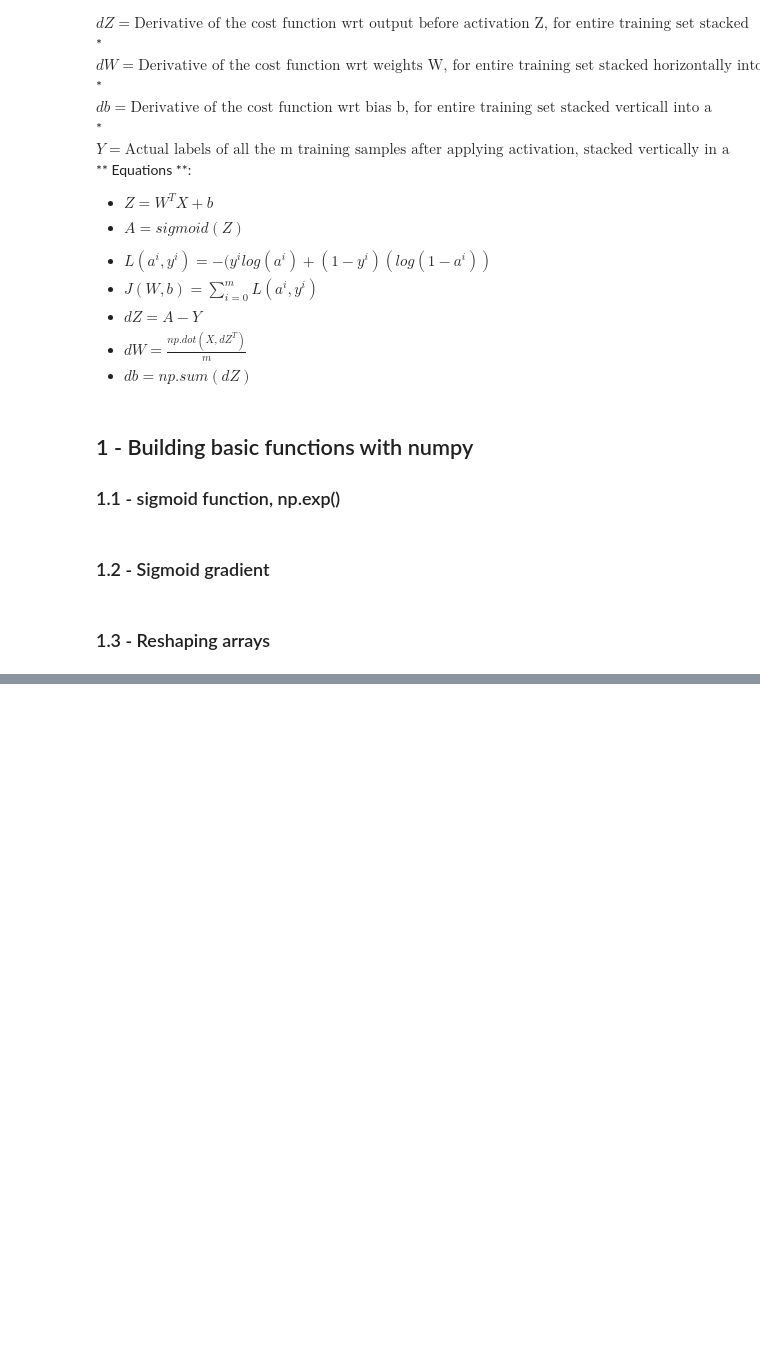
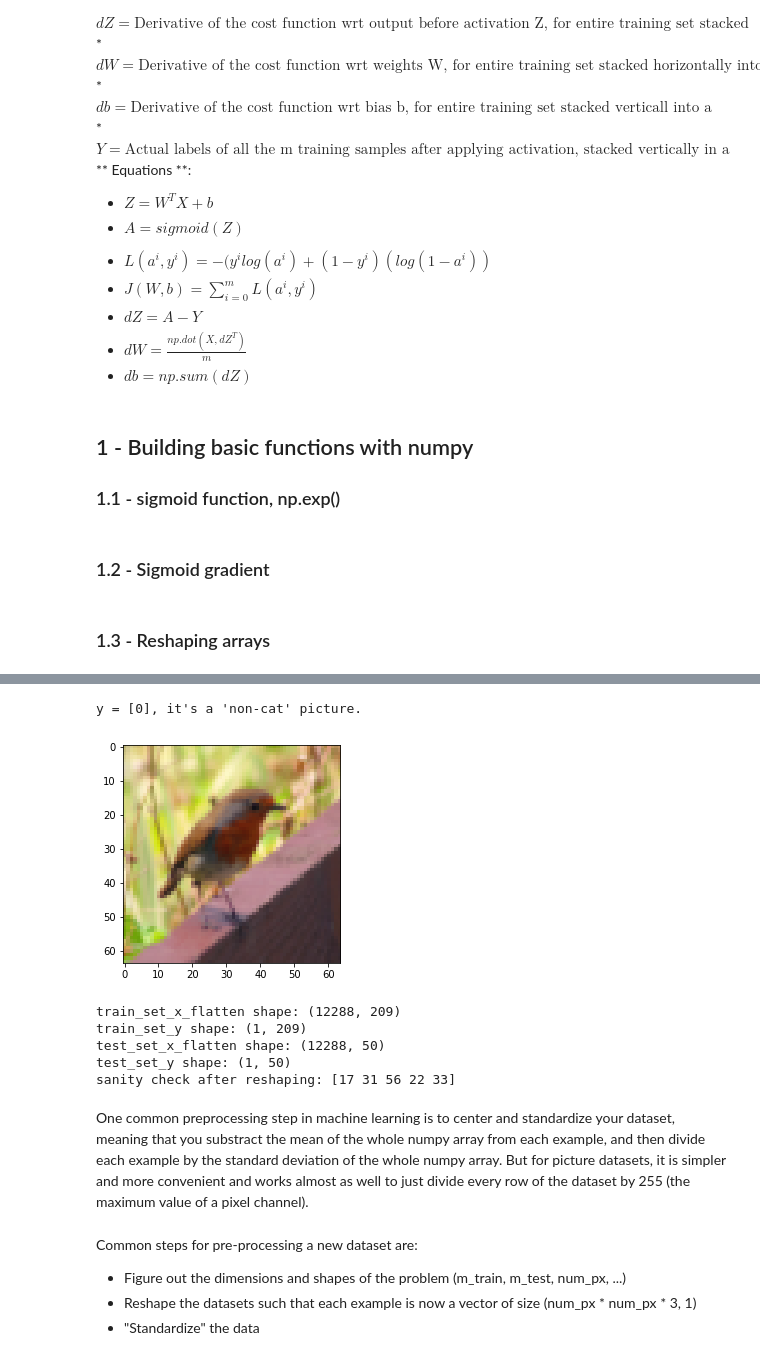
Before and after one commit to as32608/deep_learning_practice, a Jupyter notebook: Deep Learning Practice.ipynb, the cells around one changed output, grey strips where cells are left out. Drawn from its saved outputs; the diff is of its cells as text; code cells hidden in the pictures; blank space fills up the shorter version.

Commit message:
completed logistic regression and added datasets

```diff
--- a/Deep Learning Practice.ipynb
+++ b/Deep Learning Practice.ipynb
@@ -189,0 +191,18 @@ def L2(yhat, y):
+# %%
+import numpy as np
+import h5py
+def load_dataset():
+    train_dataset = h5py.File('datasets/train_catvnoncat.h5', "r")
+    train_set_x_orig = np.array(train_dataset["train_set_x"][:]) # your train set features
+    train_set_y_orig = np.array(train_dataset["train_set_y"][:]) # your train set labels
+
+    test_dataset = h5py.File('datasets/test_catvnoncat.h5', "r")
+    test_set_x_orig = np.array(test_dataset["test_set_x"][:]) # your test set features
+    test_set_y_orig = np.array(test_dataset["test_set_y"][:]) # your test set labels
+
+    classes = np.array(test_dataset["list_classes"][:]) # the list of classes
+
+    train_set_y_orig = train_set_y_orig.reshape((1, train_set_y_orig.shape[0]))
+    test_set_y_orig = test_set_y_orig.reshape((1, test_set_y_orig.shape[0]))
+
+    return train_set_x_orig, train_set_y_orig, test_set_x_orig, test_set_y_orig, classes
@@ -189,0 +229,29 @@ def L2(yhat, y):
+# %%
+train_set_x_orig, train_set_y, test_set_x_orig, test_set_y, classes = load_dataset()
+# %%
+# Example of a picture
+index = 10
+plt.imshow(train_set_x_orig[index])
+print ("y = " + str(train_set_y[:, index]) + ", it's a '" + classes[np.squeeze(train_set_y[:, index])].decode("utf-8") +  "' picture.")
+# %% [output]
+y = [0], it's a 'non-cat' picture.
+[figure, added]
+# %%
+m_train = train_set_x_orig.shape[0]
+m_test = test_set_x_orig.shape[0]
+num_px = test_set_x_orig.shape[1]
+train_set_x_flatten = train_set_x_orig.reshape(train_set_x_orig.shape[0],-1).T
+test_set_x_flatten = test_set_x_orig.reshape(test_set_x_orig.shape[0],-1).T
+print ("train_set_x_flatten shape: " + str(train_set_x_flatten.shape))
+print ("train_set_y shape: " + str(train_set_y.shape))
+print ("test_set_x_flatten shape: " + str(test_set_x_flatten.shape))
+print ("test_set_y shape: " + str(test_set_y.shape))
+print ("sanity check after reshaping: " + str(train_set_x_flatten[0:5,0]))
+# %% [output]
+train_set_x_flatten shape: (12288, 209)
+train_set_y shape: (1, 209)
+test_set_x_flatten shape: (12288, 50)
+test_set_y shape: (1, 50)
+sanity check after reshaping: [17 31 56 22 33]
+# %% [markdown]
+One common preprocessing step in machine learning is to center and standardize your dataset, meaning that you substract the mean of the whole numpy array from each example, and then divide each example by the standard deviation of the whole numpy array. But for picture datasets, it is simpler and more convenient and works almost as well to just divide every row of the dataset by 255 (the maximum value of a pixel channel).
@@ -189,0 +261,5 @@ def L2(yhat, y):
+# %% [markdown]
+Common steps for pre-processing a new dataset are:
+- Figure out the dimensions and shapes of the problem (m_train, m_test, num_px, ...)
+- Reshape the datasets such that each example is now a vector of size (num_px \* num_px \* 3, 1)
+- "Standardize" the data
```
Also changed, not shown: parts of 24 cells of this notebook, 2 other files.
